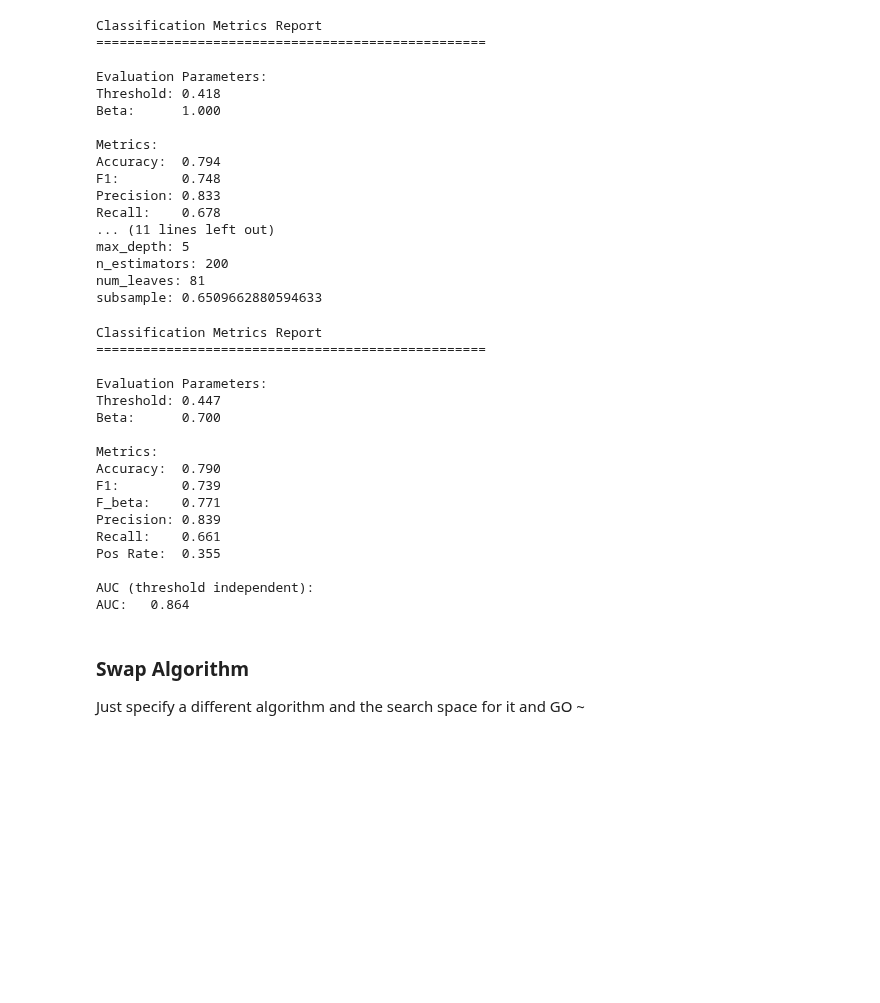
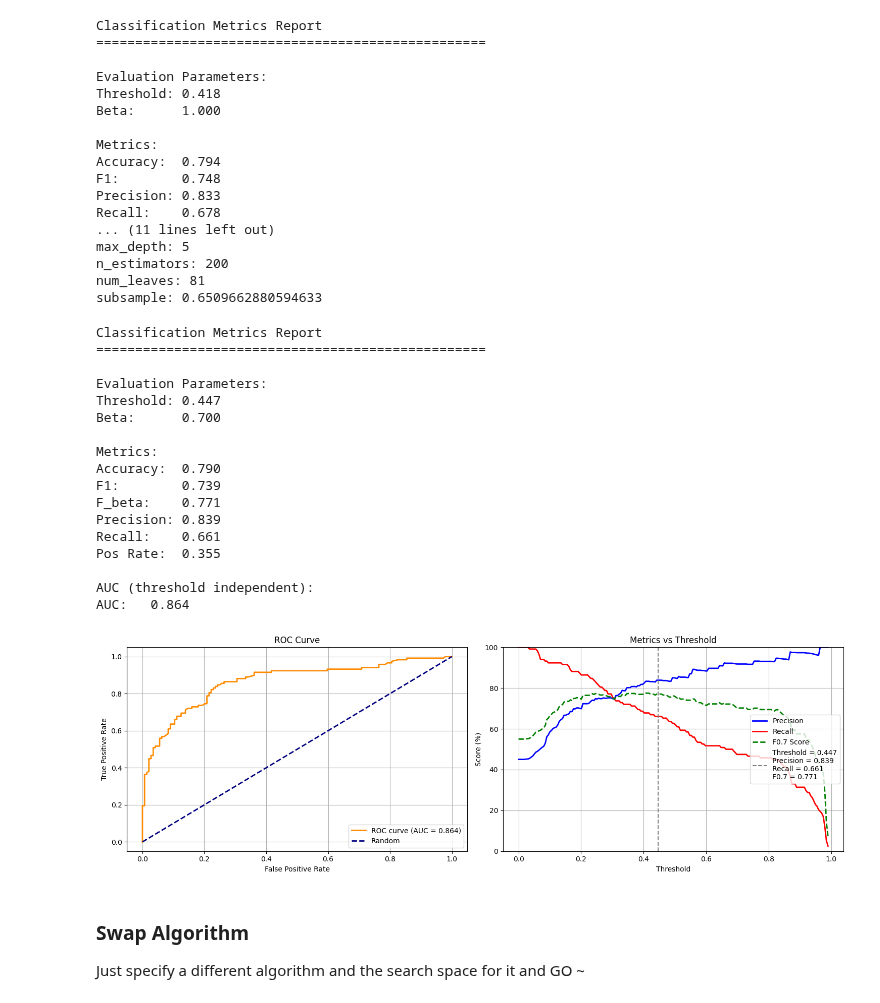
Before and after one commit to MenaWANG/mlflow-demo, a Jupyter notebook: 3-Optimizing the Generic ML Pipeline with Mlflow.ipynb, the cells around one changed output. Cells and saved outputs as stored; diff of their text form; code cells hidden in the pictures; blank space fills up the shorter version.

```diff
--- a/3-Optimizing the Generic ML Pipeline with Mlflow.ipynb
+++ b/3-Optimizing the Generic ML Pipeline with Mlflow.ipynb
@@ -1386,28 +1406,29 @@ subsample: 0.6509662880594633
 # %%
 # find the optimal threshold when beta is changed to 0.7 to give precision twice the weight as recall
 best_pipeline = best_lgb_f1['best_pipeline']
 y_pred_proba = best_pipeline.predict(context = None, model_input = X)
 f07_threshold = ML_PIPELINE.threshold_analysis(y, y_pred_proba, beta=0.7)['optimal_threshold']
 # evaluate the same ML_pipeline with this different threshold and beta
-f_beta_performance = best_pipeline.evaluate(X_test, y_test, f07_threshold, beta=0.7, verbose = True)
+f_beta_performance = best_pipeline.evaluate(X_test, y_test, f07_threshold, beta=0.7, verbose = True, visualize=True)
 # %% [output]
 Classification Metrics Report
 ==================================================
 
 Evaluation Parameters:
 Threshold: 0.447
 Beta:      0.700
 
 Metrics:
 Accuracy:  0.790
 F1:        0.739
 F_beta:    0.771
 Precision: 0.839
 Recall:    0.661
 Pos Rate:  0.355
 
 AUC (threshold independent):
 AUC:   0.864
+[figure, added]
 # %% [markdown]
 ### Swap Algorithm
 
```
Also changed, not shown: parts of 2 cells of this notebook.
